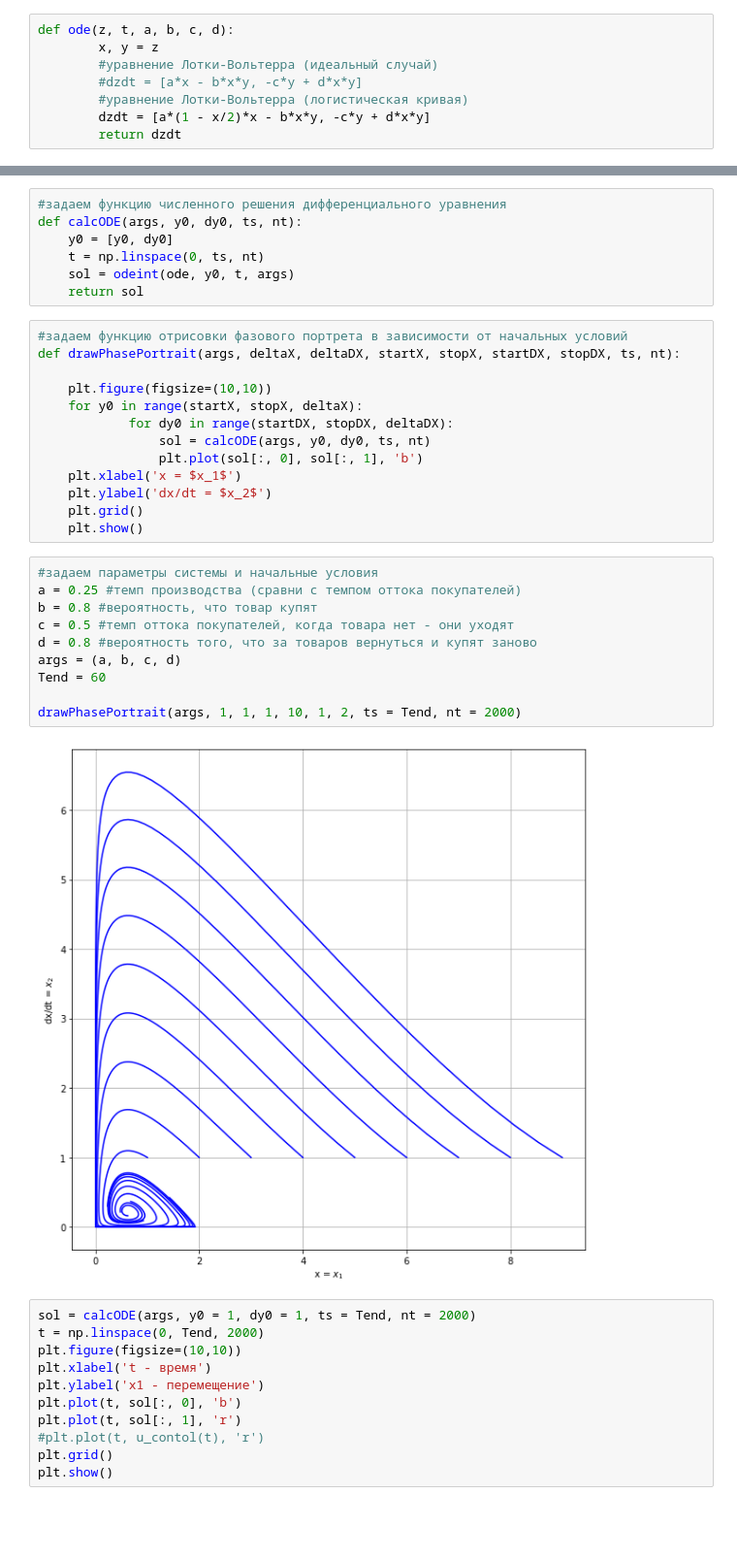
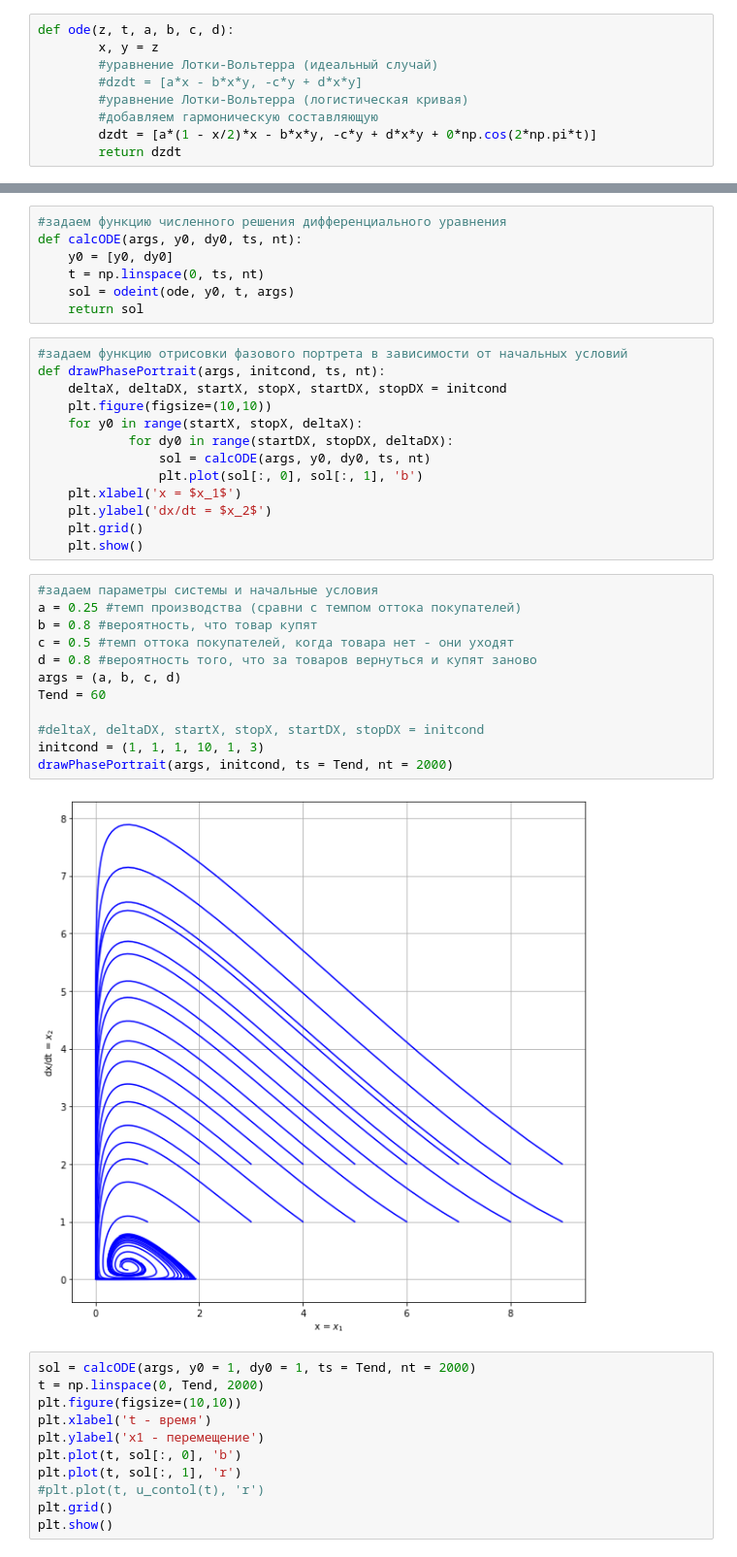
Before and after one commit to TAUforPython/nonlinear_phasepicture, a Jupyter notebook: вынужденное_движение_нелинейных_систем.ipynb, the cells around one changed output, grey strips where cells are left out. Shown: that part at 97% size. Drawn from its saved outputs; the diff is of its cells as text; blank space fills up the shorter version.

```diff
--- a/вынужденное_движение_нелинейных_систем.ipynb
+++ b/вынужденное_движение_нелинейных_систем.ipynb
@@ -30,7 +30,8 @@ def ode(z, t, a, b, c, d):
         #уравнение Лотки-Вольтерра (идеальный случай)
         #dzdt = [a*x - b*x*y, -c*y + d*x*y]
         #уравнение Лотки-Вольтерра (логистическая кривая)
-        dzdt = [a*(1 - x/2)*x - b*x*y, -c*y + d*x*y]
+        #добавляем гармоническую составляющую
+        dzdt = [a*(1 - x/2)*x - b*x*y, -c*y + d*x*y + 0*np.cos(2*np.pi*t)]
         return dzdt
 # %%
 def DyD2y(t,y):
@@ -48,8 +49,8 @@ def calcODE(args, y0, dy0, ts, nt):
     return sol
 # %%
 #задаем функцию отрисовки фазового портрета в зависимости от начальных условий
-def drawPhasePortrait(args, deltaX, deltaDX, startX, stopX, startDX, stopDX, ts, nt):
-
+def drawPhasePortrait(args, initcond, ts, nt):
+    deltaX, deltaDX, startX, stopX, startDX, stopDX = initcond
     plt.figure(figsize=(10,10))
     for y0 in range(startX, stopX, deltaX):
             for dy0 in range(startDX, stopDX, deltaDX):
@@ -62,15 +63,17 @@ def drawPhasePortrait(args, deltaX, deltaDX, startX, stopX, startDX, stopDX, ts,
 # %%
 #задаем параметры системы и начальные условия
 a = 0.25 #темп производства (сравни с темпом оттока покупателей)
 b = 0.8 #вероятность, что товар купят
 c = 0.5 #темп оттока покупателей, когда товара нет - они уходят
 d = 0.8 #вероятность того, что за товаров вернуться и купят заново
 args = (a, b, c, d)
 Tend = 60
 
-drawPhasePortrait(args, 1, 1, 1, 10, 1, 2, ts = Tend, nt = 2000)
+#deltaX, deltaDX, startX, stopX, startDX, stopDX = initcond
+initcond = (1, 1, 1, 10, 1, 3)
+drawPhasePortrait(args, initcond, ts = Tend, nt = 2000)
 # %% [output]
-[figure, old version]
+[figure, new version]
 # %%
 sol = calcODE(args, y0 = 1, dy0 = 1, ts = Tend, nt = 2000)
 t = np.linspace(0, Tend, 2000)
```
